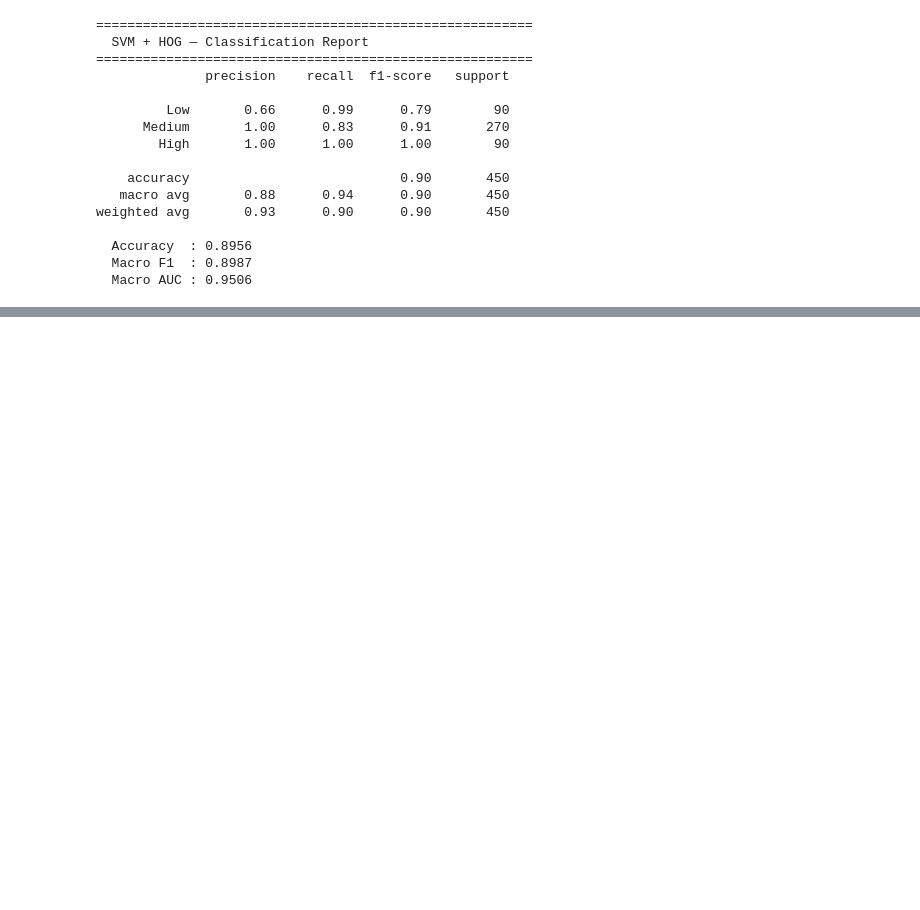
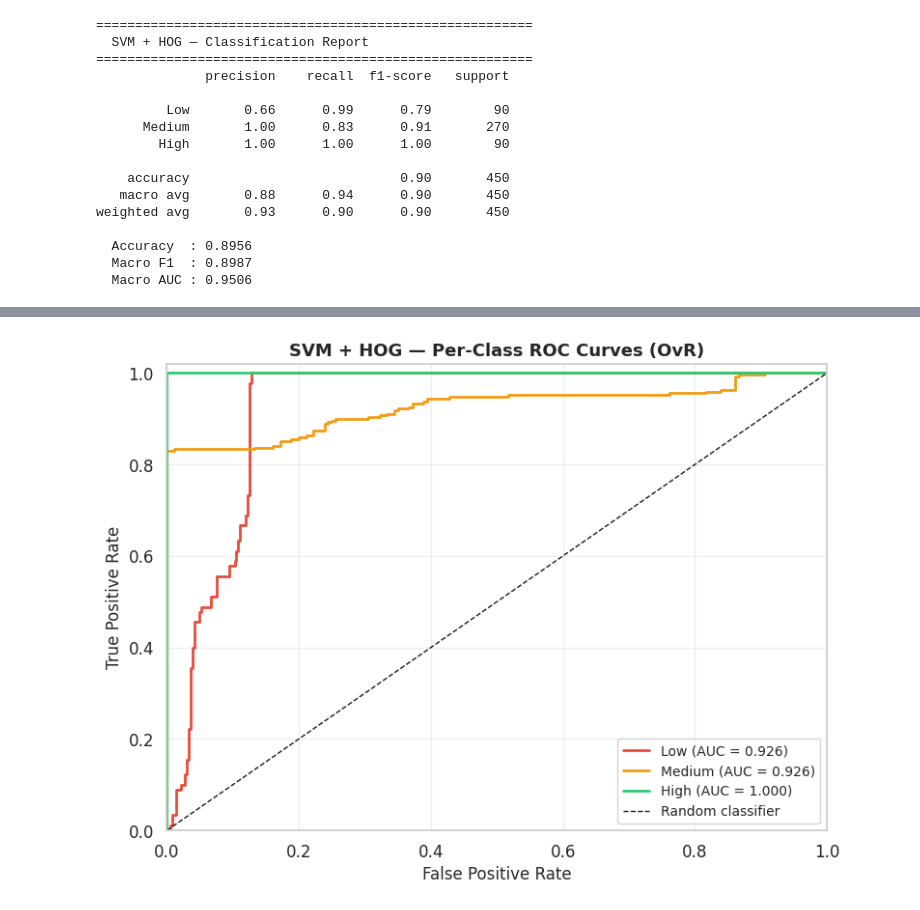
Before and after one commit to YasiniK/multimodal-student-cognitive-load-and-engagement-detection, a Jupyter notebook: Student_Engagement/se_model_training.ipynb, the cells around one changed output, grey strips where cells are left out. Cells and saved outputs as stored; diff of their text form; code cells hidden in the pictures; blank space fills up the shorter version.

```diff
--- a/Student_Engagement/se_model_training.ipynb
+++ b/Student_Engagement/se_model_training.ipynb
@@ -211,0 +234,23 @@ weighted avg       0.93      0.90      0.90       450
+# %%
+# Plot one ROC curve per engagement class using the one-vs-rest strategy
+fig, ax = plt.subplots(figsize=(8, 6))
+colors = [PALETTE[l] for l in ENGAGEMENT_LABELS]
+
+for i, (label, color) in enumerate(zip(ENGAGEMENT_LABELS, colors)):
+    fpr, tpr, _ = roc_curve(y_test_bin[:, i], y_prob_svm[:, i])
+    auc_i = roc_auc_score(y_test_bin[:, i], y_prob_svm[:, i])
+    ax.plot(fpr, tpr, lw=2, color=color,
+            label=f'{label.capitalize()} (AUC = {auc_i:.3f})')
+
+ax.plot([0, 1], [0, 1], 'k--', lw=1, label='Random classifier')
+ax.set_xlim([0, 1]); ax.set_ylim([0, 1.02])
+ax.set_xlabel('False Positive Rate', fontsize=12)
+ax.set_ylabel('True Positive Rate', fontsize=12)
+ax.set_title('SVM + HOG — Per-Class ROC Curves (OvR)', fontweight='bold', fontsize=13)
+ax.legend(fontsize=10)
+ax.grid(alpha=0.3)
+plt.tight_layout()
+plt.savefig(OUTPUT_DIR / 'roc_svm.png', dpi=150)
+plt.show()
+# %% [output]
+[figure, added]
```
Also changed, not shown: parts of 3 cells of this notebook.
